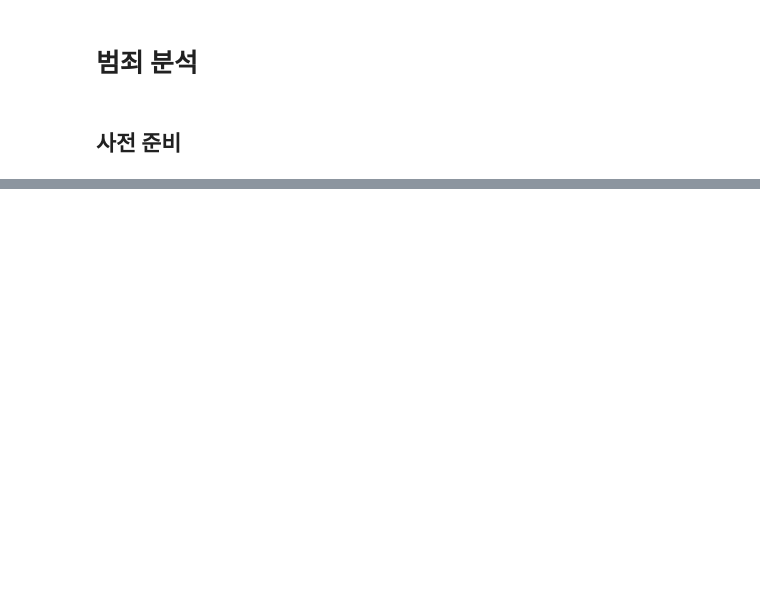
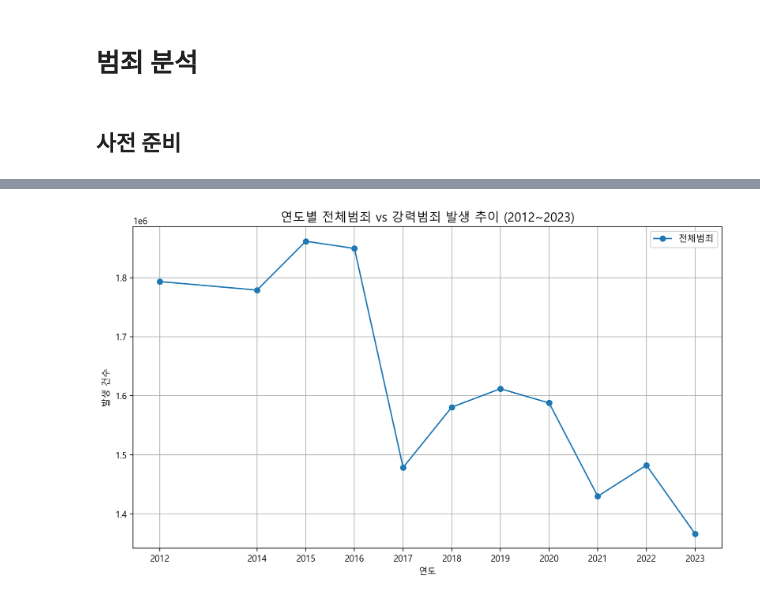
Before and after one commit to sjunc/2025-1-BigData-Team, a Jupyter notebook: analysis/차성준_범죄분석.ipynb, the cells around one changed output, grey strips where cells are left out. Drawn from its saved outputs; the diff is of its cells as text; code cells hidden in the pictures; blank space fills up the shorter version.

```diff
--- a/analysis/차성준_범죄분석.ipynb
+++ b/analysis/차성준_범죄분석.ipynb
@@ -31,0 +69,23 @@ def display_side_by_side(*args):
+# %%
+# 연도별 전체 범죄 합계 계산
+total_by_year = (
+    full_df
+    .groupby('year')[place_columns]
+    .sum()
+    .sum(axis=1)
+    .reset_index(name='전체범죄건수')
+)
+
+# 연도별 강력범죄 합계 계산
+violent_df = full_df[full_df['범죄대분류'] == '강력범죄']
+violent_by_year = (
+    violent_df
+    .groupby('year')[place_columns]
+    .sum()
+    .sum(axis=1)
+    .reset_index(name='강력범죄건수')
+)
+
+# 연도별 요약표
+summary_df = pd.merge(total_by_year, violent_by_year, on='year')
+summary_df
@@ -31,0 +105,14 @@ def display_side_by_side(*args):
+# %%
+# 📈 전체범죄 그래프
+plt.figure(figsize=(10, 6))
+plt.plot(summary_df['year'], summary_df['전체범죄건수'], marker='o', label='전체범죄')
+plt.title('연도별 전체범죄 vs 강력범죄 발생 추이 (2012~2023)', fontsize=14)
+plt.xlabel('연도')
+plt.ylabel('발생 건수')
+plt.legend()
+plt.grid(True)
+plt.xticks(summary_df['year'])
+plt.tight_layout()
+plt.show()
+# %% [output]
+[figure, added]
```
Also changed, not shown: parts of 12 cells of this notebook.
